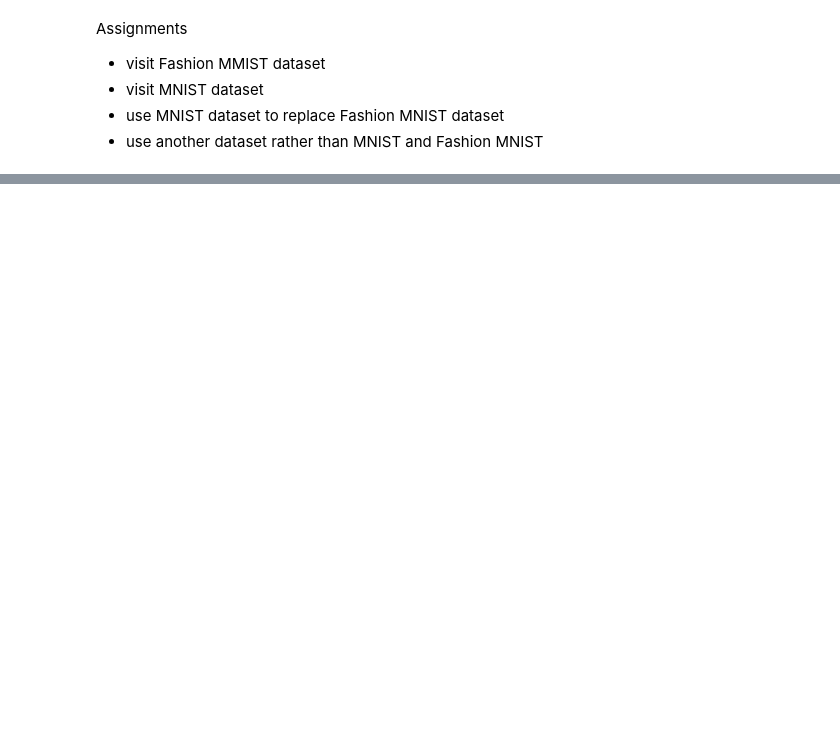
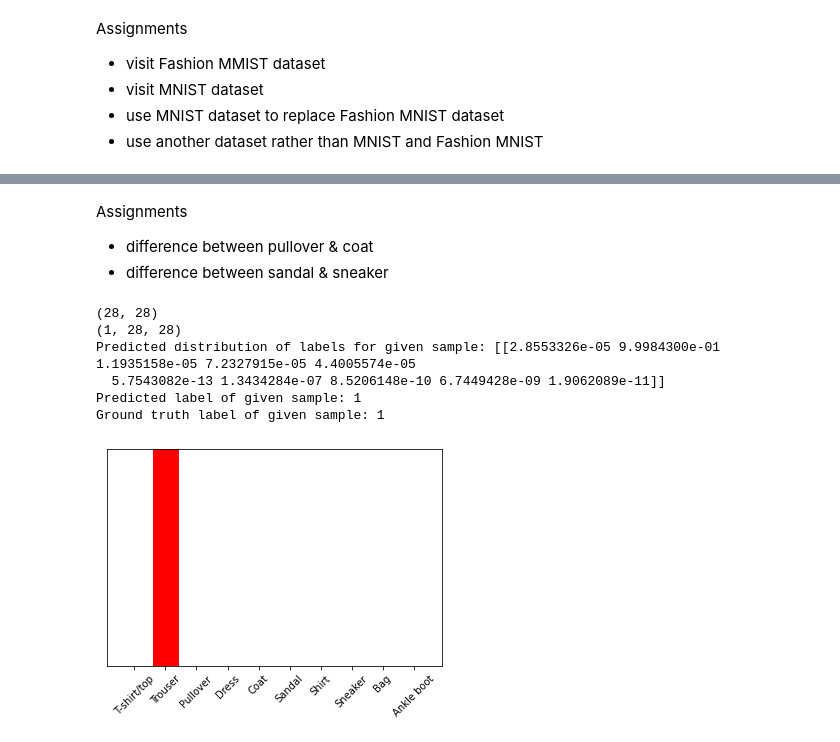
Before and after one commit to JAMES-YI/T01_Tensorflow_Tutorials, a Jupyter notebook: TFT1_Basic_image_classification.ipynb, the cells around one changed output, grey strips where cells are left out. Drawn from its saved outputs; the diff is of its cells as text; code cells hidden in the pictures; blank space fills up the shorter version.

```diff
--- a/TFT1_Basic_image_classification.ipynb
+++ b/TFT1_Basic_image_classification.ipynb
@@ -422,0 +347,3 @@ And the model predicts a label as expected.
+# %%
+# Model training
+history = model.fit(train_images, train_labels, epochs=10)
@@ -422,0 +447,5 @@ And the model predicts a label as expected.
+# %%
+probability_model = tf.keras.Sequential([model,tf.keras.layers.Softmax()])
+
+print(f"summary of probabilistic model: {probability_model.summary()}")
+print(f"summary of the sequential layer in probabilitic model: {probability_model.layers[0].summary()}")
@@ -422,0 +569,30 @@ And the model predicts a label as expected.
+# %% [markdown]
+Assignments
+- difference between pullover & coat
+- difference between sandal & sneaker
+# %%
+# Single sample evaluation
+
+sample_illus_index = 2
+
+img = test_images[sample_illus_index]
+print(img.shape)
+# Add the image to a batch where it's the only member.
+img = (np.expand_dims(img,0))
+print(img.shape)
+predictions_single = probability_model.predict(img)
+print(f"Predicted distribution of labels for given sample: {predictions_single}")
+print(f"Predicted label of given sample: {np.argmax(predictions_single[0])}")
+print(f"Ground truth label of given sample: {test_labels[sample_illus_index]}")
+
+plot_value_array(1, predictions_single[0], test_labels)
+_ = plt.xticks(range(10), class_names, rotation=45) # replace ticks by texts
+plt.show()
+# %% [output]
+(28, 28)
+(1, 28, 28)
+Predicted distribution of labels for given sample: [[2.8553326e-05 9.9984300e-01 1.1935158e-05 7.2327915e-05 4.4005574e-05
+  5.7543082e-13 1.3434284e-07 8.5206148e-10 6.7449428e-09 1.9062089e-11]]
+Predicted label of given sample: 1
+Ground truth label of given sample: 1
+[figure, added]
```
Also changed, not shown: parts of 91 cells of this notebook.
